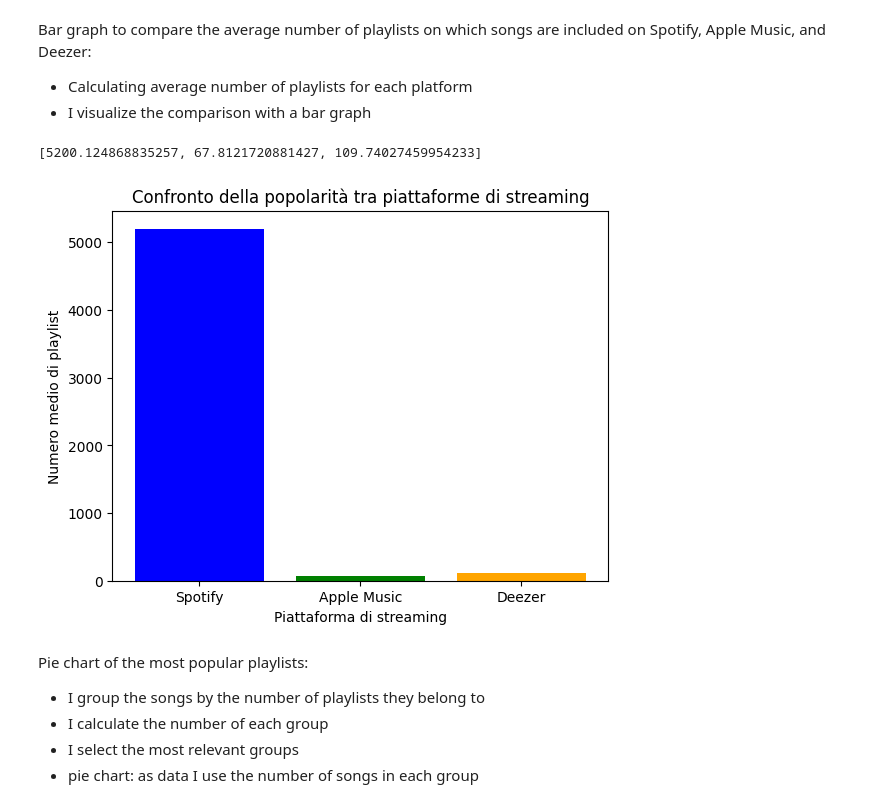
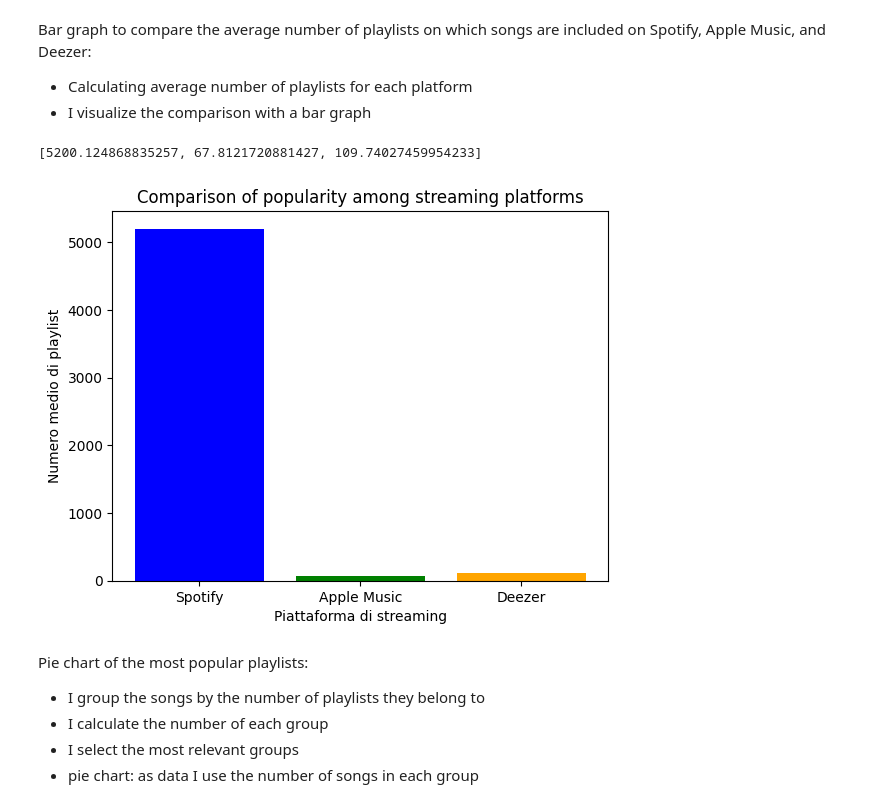
Before and after one commit to IsabellaPodavini/top_spotify_songs_2023, a Jupyter notebook: project.ipynb, the cells around one changed output. Drawn from its saved outputs; the diff is of its cells as text; code cells hidden in the pictures.

```diff
--- a/project.ipynb
+++ b/project.ipynb
@@ -464,21 +437,21 @@ Bar graph to compare the average number of playlists on which songs are included
 # %%
 #Calculates the average number of playlists for each platform
 mean_spotify_playlists = spotify_songs_df['in_spotify_playlists'].mean()
 mean_apple_playlists = spotify_songs_df['in_apple_playlists'].mean()
 mean_deezer_playlists = spotify_songs_df['in_deezer_playlists'].mean()
 
 #Create a bar graph to compare the average number of playlists on each platform
 platforms = ['Spotify', 'Apple Music', 'Deezer']
 mean_playlists = [mean_spotify_playlists, mean_apple_playlists, mean_deezer_playlists]
 print(mean_playlists)
 plt.bar(platforms, mean_playlists, color=['blue', 'green', 'orange'])
 plt.xlabel('Piattaforma di streaming')
 plt.ylabel('Numero medio di playlist')
-plt.title('Confronto della popolarità tra piattaforme di streaming')
+plt.title('Comparison of popularity among streaming platforms')
 plt.show()
 # %% [output]
 [5200.124868835257, 67.8121720881427, 109.74027459954233]
-[figure, old version]
+[figure, new version]
 # %% [markdown]
 Pie chart of the most popular playlists:
 - I group the songs by the number of playlists they belong to
```
Also changed, not shown: parts of 62 cells of this notebook.
